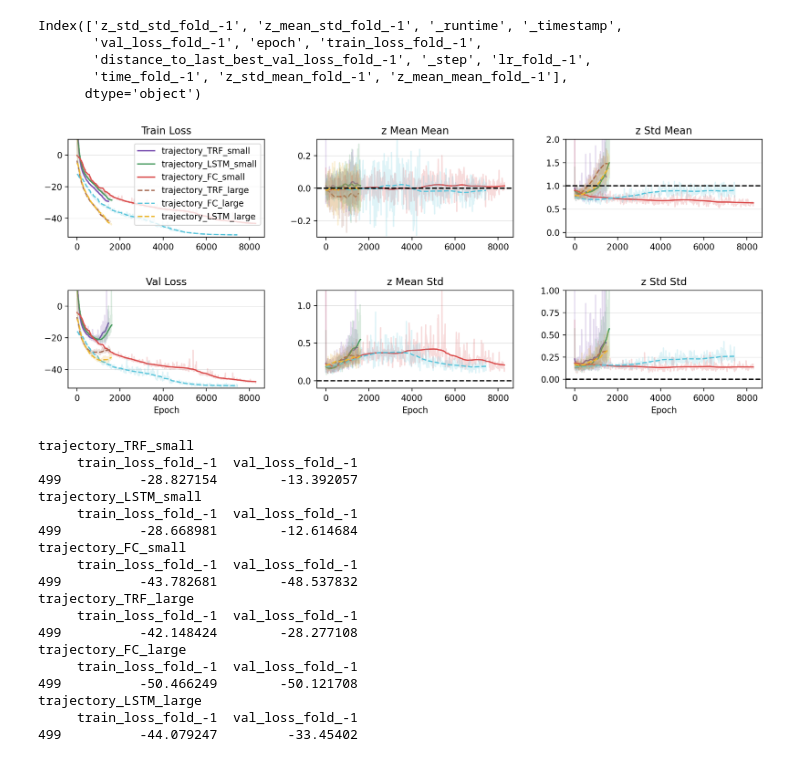
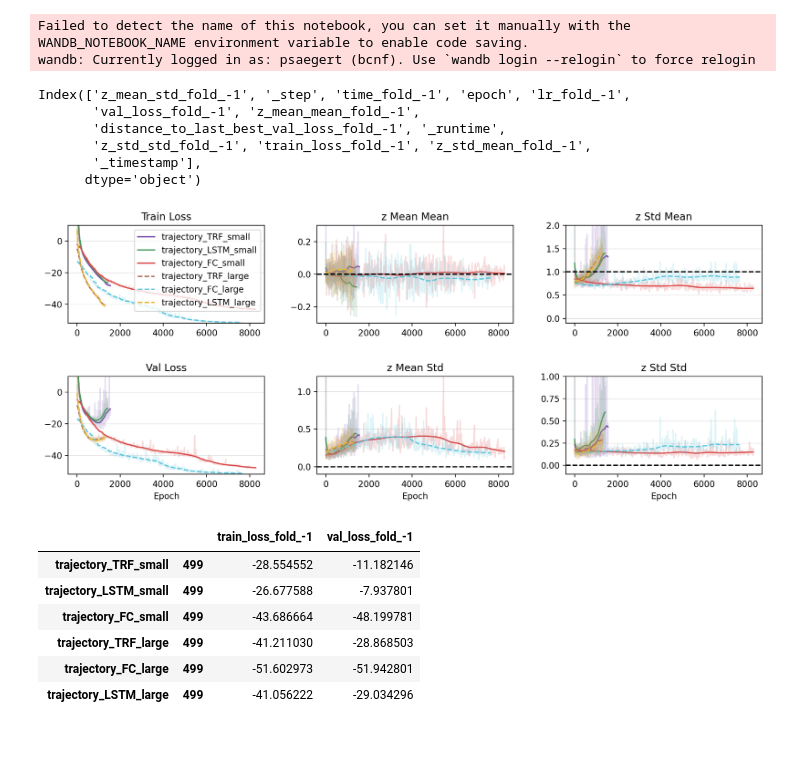
Before and after one commit to psaegert/bcnf, a Jupyter notebook: experimental/training_log.ipynb, the cells around one changed output. Saved outputs shown, nothing was run; the diff lists cells and outputs as text; code cells hidden in the pictures.

```diff
--- a/experimental/training_log.ipynb
+++ b/experimental/training_log.ipynb
@@ -12,22 +12,26 @@ wandb.login()
 
 api = wandb.Api()
 runs = {
-    'trajectory_TRF_small': api.run("/balisticcnf/bcnf-test/runs/x2gltf32"),
-    'trajectory_LSTM_small': api.run("/balisticcnf/bcnf-test/runs/s51a4i30"),
-    'trajectory_FC_small': api.run("/balisticcnf/bcnf-test/runs/xghyvnyj"),
-    'trajectory_TRF_large': api.run("/balisticcnf/bcnf-test/runs/tia1qixl"),
-    'trajectory_FC_large': api.run("/balisticcnf/bcnf-test/runs/6jd7b4hf"),
-    'trajectory_LSTM_large': api.run("/balisticcnf/bcnf-test/runs/7vbvyjjp"),
+    'trajectory_TRF_small': api.run("/balisticcnf/bcnf-test/runs/dclcpqty"),
+    'trajectory_LSTM_small': api.run("/balisticcnf/bcnf-test/runs/wpzsbwsb"),
+    'trajectory_FC_small': api.run("/balisticcnf/bcnf-test/runs/xfkfo69v"),
+    'trajectory_TRF_large': api.run("/balisticcnf/bcnf-test/runs/hnj6npt2"),
+    'trajectory_FC_large': api.run("/balisticcnf/bcnf-test/runs/v83m23td"),
+    'trajectory_LSTM_large': api.run("/balisticcnf/bcnf-test/runs/d0xk0blq"),
 }
+# %% [output]
+Failed to detect the name of this notebook, you can set it manually with the WANDB_NOTEBOOK_NAME environment variable to enable code saving.
+wandb: Currently logged in as: psaegert (bcnf). Use `wandb login --relogin` to force relogin
 # %%
 histories = {k: v.history() for k, v in runs.items()}
 # %%
 histories['trajectory_TRF_small'].keys()
 # %% [output]
-Index(['z_std_std_fold_-1', 'z_mean_std_fold_-1', '_runtime', '_timestamp',
-       'val_loss_fold_-1', 'epoch', 'train_loss_fold_-1',
-       'distance_to_last_best_val_loss_fold_-1', '_step', 'lr_fold_-1',
-       'time_fold_-1', 'z_std_mean_fold_-1', 'z_mean_mean_fold_-1'],
+Index(['z_mean_std_fold_-1', '_step', 'time_fold_-1', 'epoch', 'lr_fold_-1',
+       'val_loss_fold_-1', 'z_mean_mean_fold_-1',
+       'distance_to_last_best_val_loss_fold_-1', '_runtime',
+       'z_std_std_fold_-1', 'train_loss_fold_-1', 'z_std_mean_fold_-1',
+       '_timestamp'],
       dtype='object')
 # %%
 fig, axes = plt.subplots(2, 3, figsize=(12, 5), dpi=200)
@@ -62,27 +66,18 @@ fig.tight_layout(h_pad=3, w_pad=3)
 
 plt.savefig(os.path.join(get_dir('results', 'logging', create=True), 'train_trajectory_comparison.png'))
 # %% [output]
-[figure, old version]
+[figure, new version]
 # %%
-for name, history in histories.items():
-    print(name)
-    print(pd.DataFrame(history).tail(1)[['train_loss_fold_-1', 'val_loss_fold_-1']])
+losses = {name: pd.DataFrame(history).tail(1)[['train_loss_fold_-1', 'val_loss_fold_-1']] for name, history in histories.items()}
+
+results_df = pd.concat(losses, axis=0)
+
+results_df
 # %% [output]
-trajectory_TRF_small
-     train_loss_fold_-1  val_loss_fold_-1
-499          -28.827154        -13.392057
-trajectory_LSTM_small
-     train_loss_fold_-1  val_loss_fold_-1
-499          -28.668981        -12.614684
-trajectory_FC_small
-     train_loss_fold_-1  val_loss_fold_-1
-499          -43.782681        -48.537832
-trajectory_TRF_large
-     train_loss_fold_-1  val_loss_fold_-1
-499          -42.148424        -28.277108
-trajectory_FC_large
-     train_loss_fold_-1  val_loss_fold_-1
-499          -50.466249        -50.121708
-trajectory_LSTM_large
-     train_loss_fold_-1  val_loss_fold_-1
-499          -44.079247         -33.45402
+|  |  | train_loss_fold_-1 | val_loss_fold_-1 |
+| trajectory_TRF_small | 499 | -28.554552 | -11.182146 |
+| trajectory_LSTM_small | 499 | -26.677588 | -7.937801 |
+| trajectory_FC_small | 499 | -43.686664 | -48.199781 |
+| trajectory_TRF_large | 499 | -41.211030 | -28.868503 |
+| trajectory_FC_large | 499 | -51.602973 | -51.942801 |
+| trajectory_LSTM_large | 499 | -41.056222 | -29.034296 |
```
Also changed, not shown: 7 other files.
